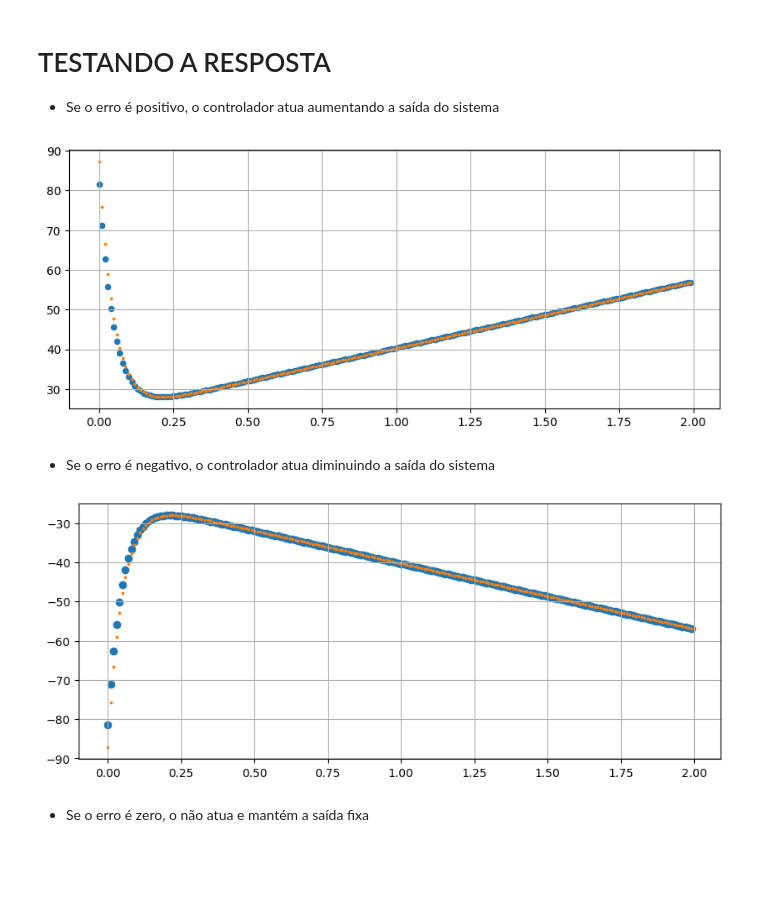
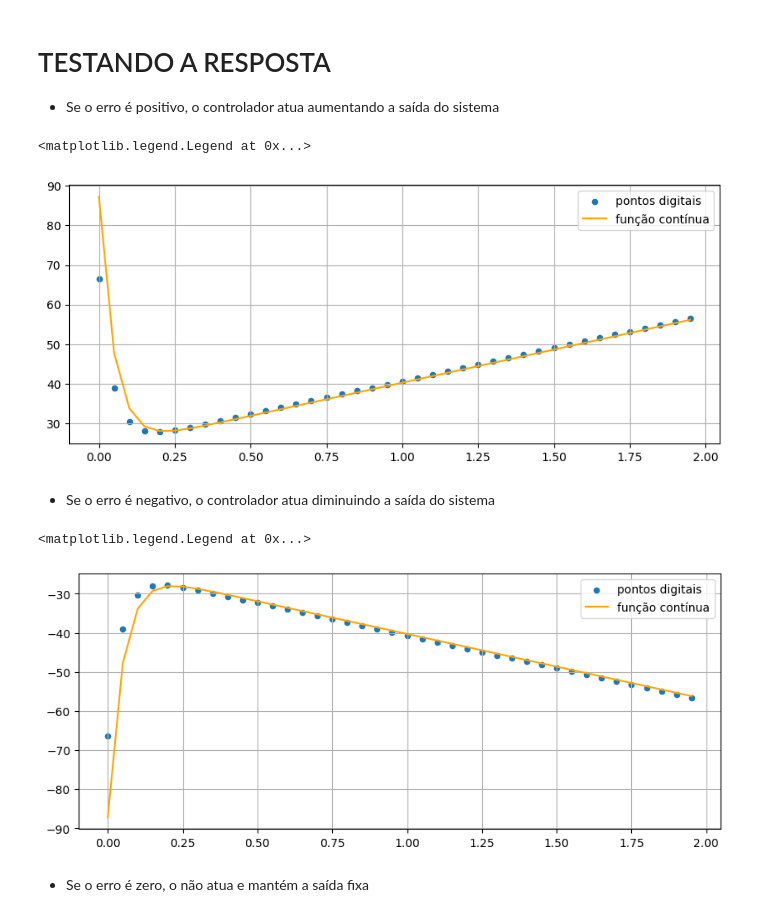
Before and after one commit to KlaussMarchi/PyTrole, a Jupyter notebook: Linear/DIGITAL/Analisys.ipynb, the cells around one changed output. Drawn from its saved outputs; the diff is of its cells as text; code cells hidden in the pictures; blank space fills up the shorter version.

Commit message:
melhoria so no scatter do digital

```diff
--- a/Linear/DIGITAL/Analisys.ipynb
+++ b/Linear/DIGITAL/Analisys.ipynb
@@ -6,7 +6,7 @@ import control as ctl
 import numpy as np
 import pandas as pd
 # %%
-T = 0.01
+T = 0.05
 s = ctl.TransferFunction.s
 # %%
 G = 1/(s**2 + 2*s + 3)
@@ -189,33 +189,37 @@ X_n1 = X_n2 = X_n3 = 0
 
 time     = np.arange(0, 2, T)
 response = [computeController(inputValue, setpoint) for i in time]
-plt.scatter(time, response, s=20)
+plt.scatter(time, response, s=20, label='pontos digitais')
 
 time, response = ctl.forced_response(C, T=time, U=[setpoint - inputValue for i in time])
-plt.scatter(time, response, s=3)
+plt.plot(time, response, color='orange', label='função contínua')
 plt.grid()
+plt.legend()
 # %% [output]
+<matplotlib.legend.Legend at 0x...>
-[figure, old version]
+[figure, new version]
 # %% [markdown]
 - Se o erro é negativo, o controlador atua diminuindo a saída do sistema
 # %%
 plt.figure(figsize=(10, 4))
 
 inputValue = 15
 setpoint   = 10
 
 Y_n1 = Y_n2 = Y_n3 = 0
 X_n1 = X_n2 = X_n3 = 0
 
 time     = np.arange(0, 2, T)
 response = [computeController(inputValue, setpoint) for i in time]
-plt.scatter(time, response)
+plt.scatter(time, response, s=20, label='pontos digitais')
 
 time, response = ctl.forced_response(C, T=time, U=[setpoint - inputValue for i in time])
-plt.scatter(time, response, s=3)
+plt.plot(time, response, color='orange', label='função contínua')
 plt.grid()
+plt.legend()
 # %% [output]
+<matplotlib.legend.Legend at 0x...>
-[figure, old version]
+[figure, new version]
 # %% [markdown]
 - Se o erro é zero, o não atua e mantém a saída fixa
 # %%
```
Also changed, not shown: parts of 9 cells of this notebook.
